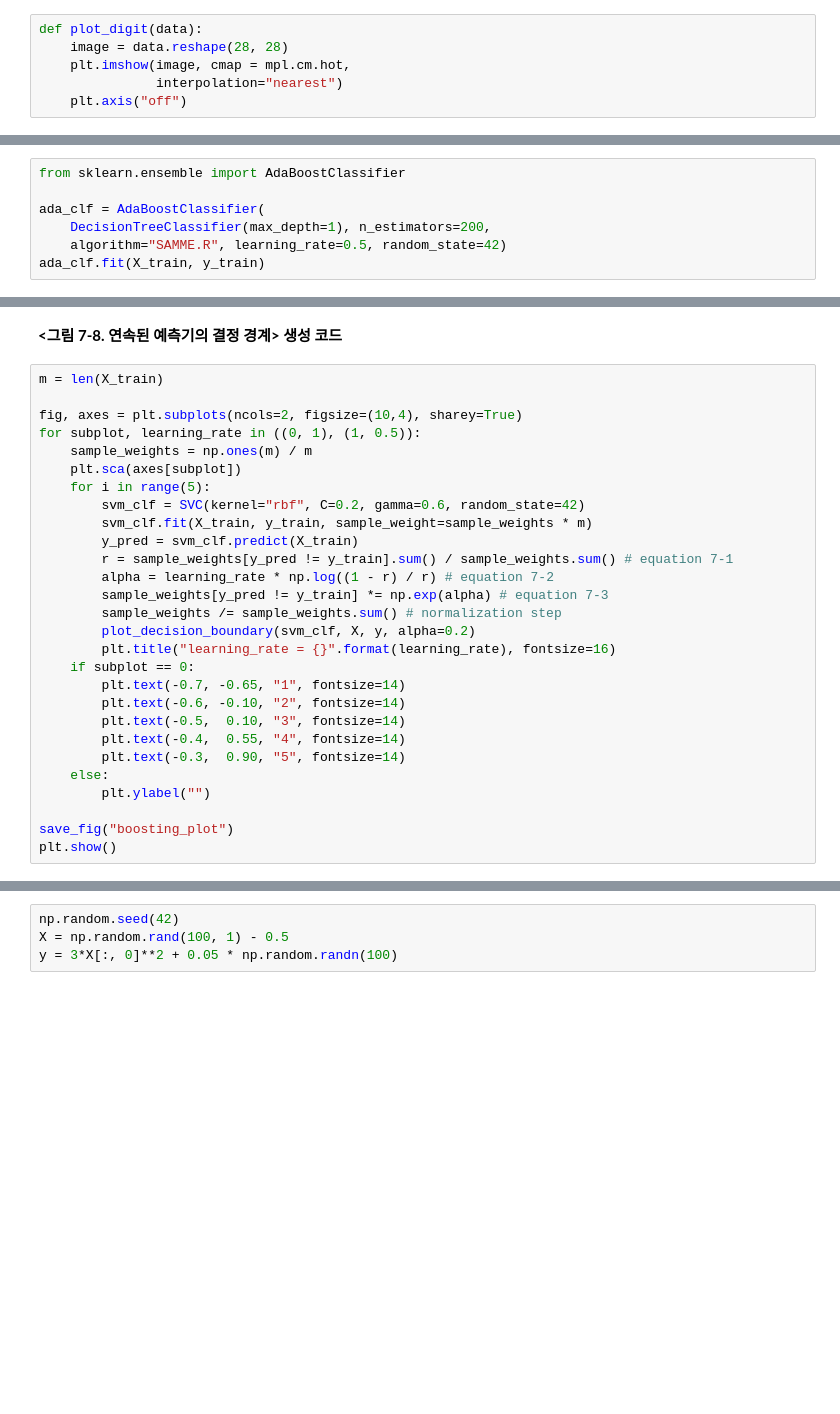
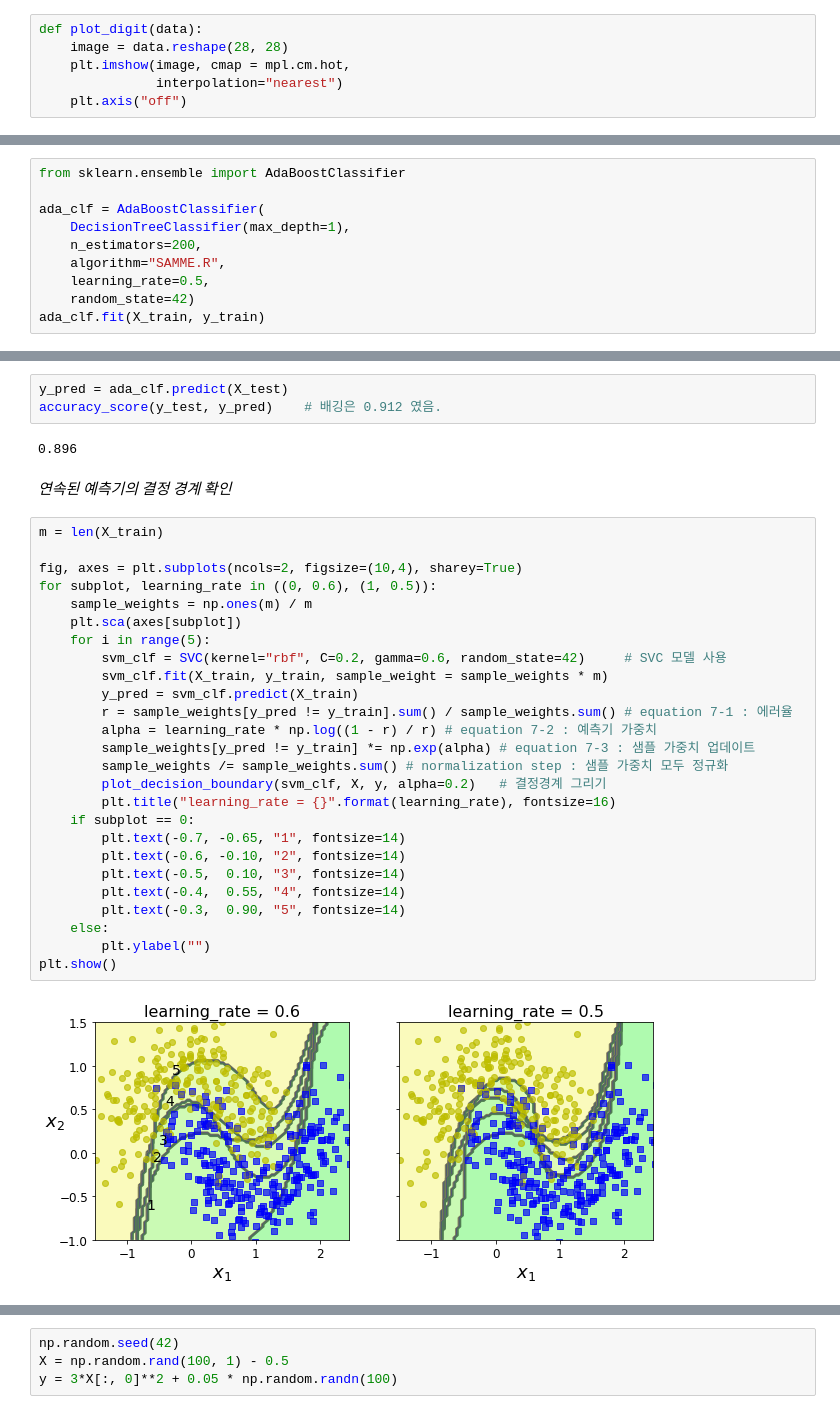
Before and after one commit to Kang-Yoonah/BigAi, a Jupyter notebook: 3/HandsOn/Chapter7.ipynb, the cells around one changed output, grey strips where cells are left out. Saved outputs shown, nothing was run; the diff lists cells and outputs as text; blank space fills up the shorter version.

```diff
--- a/3/HandsOn/Chapter7.ipynb
+++ b/3/HandsOn/Chapter7.ipynb
@@ -451,6 +493,9 @@ plt.show()
 from sklearn.ensemble import AdaBoostClassifier
 
 ada_clf = AdaBoostClassifier(
-    DecisionTreeClassifier(max_depth=1), n_estimators=200,
-    algorithm="SAMME.R", learning_rate=0.5, random_state=42)
+    DecisionTreeClassifier(max_depth=1),
+    n_estimators=200,
+    algorithm="SAMME.R",
+    learning_rate=0.5,
+    random_state=42)
 ada_clf.fit(X_train, y_train)
@@ -459,30 +509,35 @@ plot_decision_boundary(ada_clf, X, y)
+# %%
+y_pred = ada_clf.predict(X_test)
+accuracy_score(y_test, y_pred)    # 배깅은 0.912 였음.
+# %% [output]
+0.896
 # %% [markdown]
-**<그림 7-8. 연속된 예측기의 결정 경계> 생성 코드**
+*연속된 예측기의 결정 경계 확인*
 # %%
 m = len(X_train)
 
 fig, axes = plt.subplots(ncols=2, figsize=(10,4), sharey=True)
-for subplot, learning_rate in ((0, 1), (1, 0.5)):
+for subplot, learning_rate in ((0, 0.6), (1, 0.5)):
     sample_weights = np.ones(m) / m
     plt.sca(axes[subplot])
     for i in range(5):
-        svm_clf = SVC(kernel="rbf", C=0.2, gamma=0.6, random_state=42)
-        svm_clf.fit(X_train, y_train, sample_weight=sample_weights * m)
+        svm_clf = SVC(kernel="rbf", C=0.2, gamma=0.6, random_state=42)     # SVC 모델 사용
+        svm_clf.fit(X_train, y_train, sample_weight = sample_weights * m)
         y_pred = svm_clf.predict(X_train)
-        r = sample_weights[y_pred != y_train].sum() / sample_weights.sum() # equation 7-1
-        alpha = learning_rate * np.log((1 - r) / r) # equation 7-2
-        sample_weights[y_pred != y_train] *= np.exp(alpha) # equation 7-3
-        sample_weights /= sample_weights.sum() # normalization step
-        plot_decision_boundary(svm_clf, X, y, alpha=0.2)
+        r = sample_weights[y_pred != y_train].sum() / sample_weights.sum() # equation 7-1 : 에러율
+        alpha = learning_rate * np.log((1 - r) / r) # equation 7-2 : 예측기 가중치
+        sample_weights[y_pred != y_train] *= np.exp(alpha) # equation 7-3 : 샘플 가중치 업데이트
+        sample_weights /= sample_weights.sum() # normalization step : 샘플 가중치 모두 정규화
+        plot_decision_boundary(svm_clf, X, y, alpha=0.2)   # 결정경계 그리기
         plt.title("learning_rate = {}".format(learning_rate), fontsize=16)
     if subplot == 0:
         plt.text(-0.7, -0.65, "1", fontsize=14)
         plt.text(-0.6, -0.10, "2", fontsize=14)
         plt.text(-0.5,  0.10, "3", fontsize=14)
         plt.text(-0.4,  0.55, "4", fontsize=14)
         plt.text(-0.3,  0.90, "5", fontsize=14)
     else:
         plt.ylabel("")
-
-save_fig("boosting_plot")
 plt.show()
+# %% [output]
+[figure, added]
```
Also changed, not shown: parts of 106 cells of this notebook.
